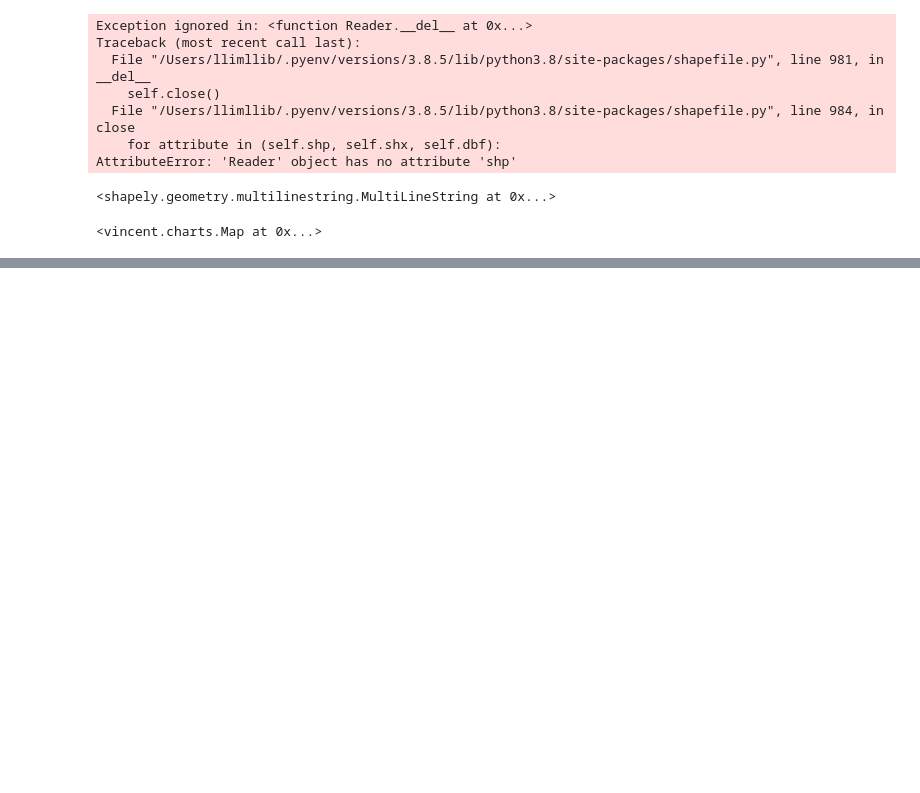
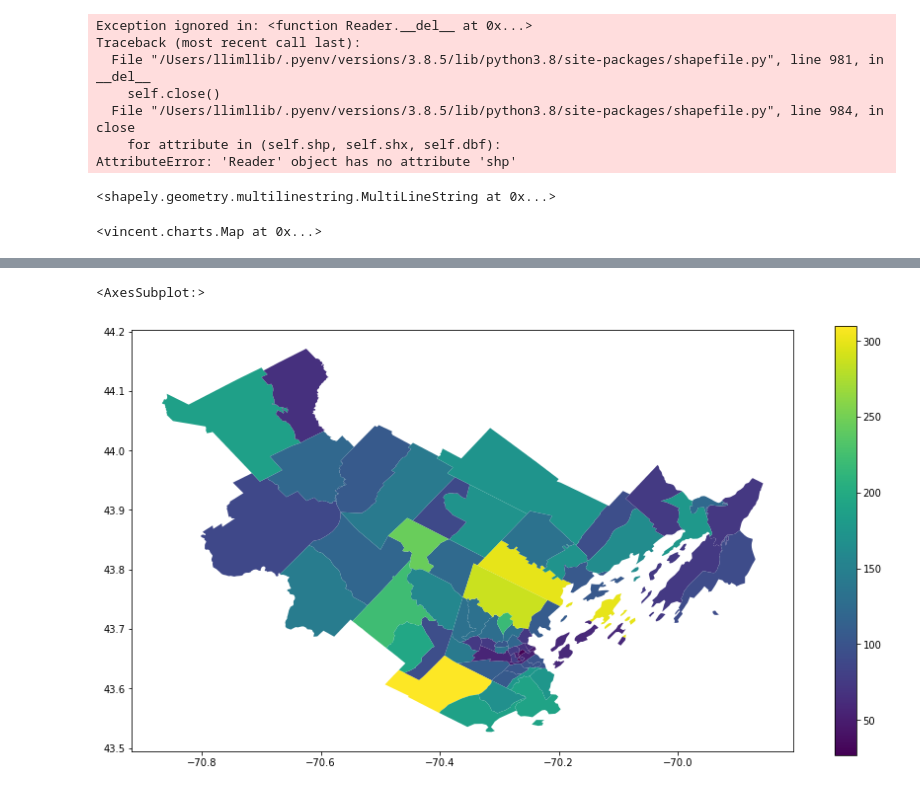
Before and after one commit to llimllib/hmda, a Jupyter notebook: geo.ipynb, the cells around one changed output, grey strips where cells are left out. Drawn from its saved outputs; the diff is of its cells as text; code cells hidden in the pictures; blank space fills up the shorter version.

```diff
--- a/geo.ipynb
+++ b/geo.ipynb
@@ -148,0 +153,7 @@ comb.plot("approved", legend=True, figsize=(10,10))
+# %%
+# limit to cumberland county
+cumberland = comb[comb["COUNTYFP"] == "005"]
+cumberland.plot("approved", legend=True, figsize=(15,8))
+# %% [output]
+<AxesSubplot:>
+[figure, added]
```
Also changed, not shown: parts of 16 cells of this notebook, 2 other files.
